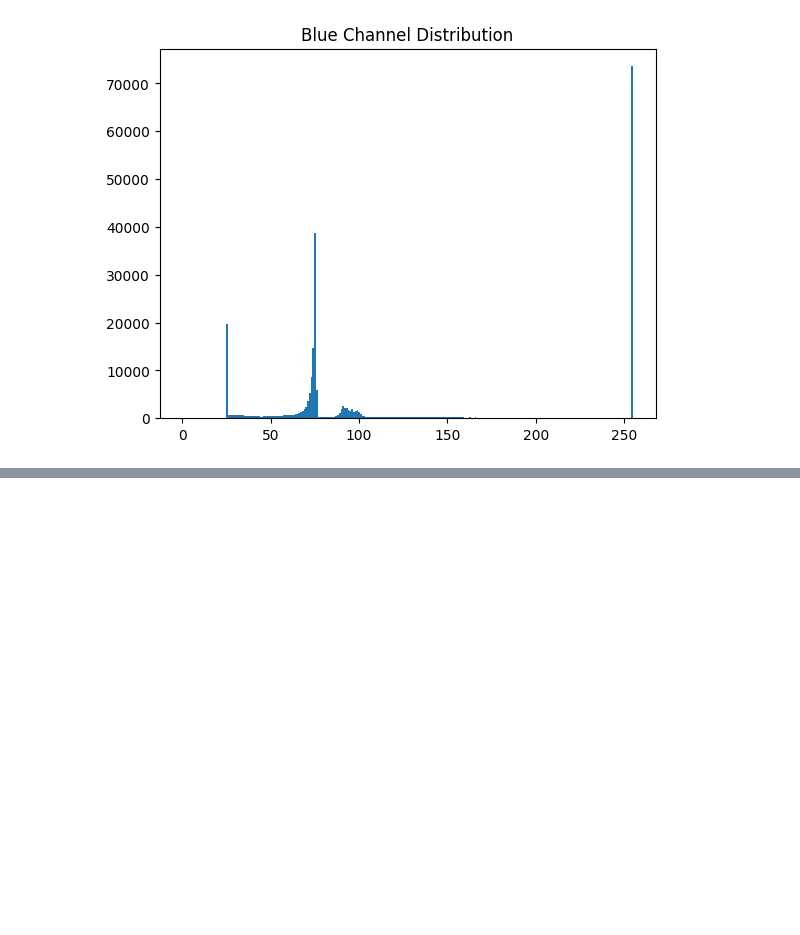
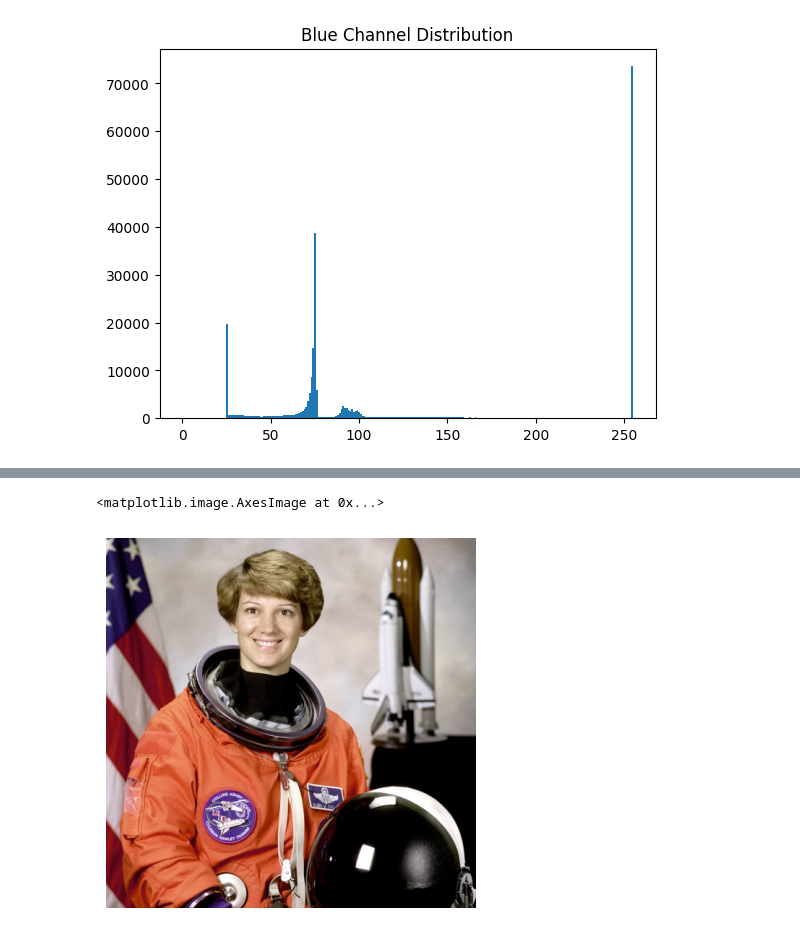
Before and after one commit to r-leyshon/image-processing, a Jupyter notebook: scikit-image/image-processing-with-skimage/01.intro.ipynb, the cells around one changed output, grey strips where cells are left out. Drawn from its saved outputs; the diff is of its cells as text; code cells hidden in the pictures; blank space fills up the shorter version.

```diff
--- a/scikit-image/image-processing-with-skimage/01.intro.ipynb
+++ b/scikit-image/image-processing-with-skimage/01.intro.ipynb
@@ -106,0 +114,7 @@ plt.show()
+# %%
+astro = data.astronaut()
+plt.axis("off")
+plt.imshow(astro)
+# %% [output]
+<matplotlib.image.AxesImage at 0x...>
+[figure, added]
```
Also changed, not shown: parts of 5 cells of this notebook.
